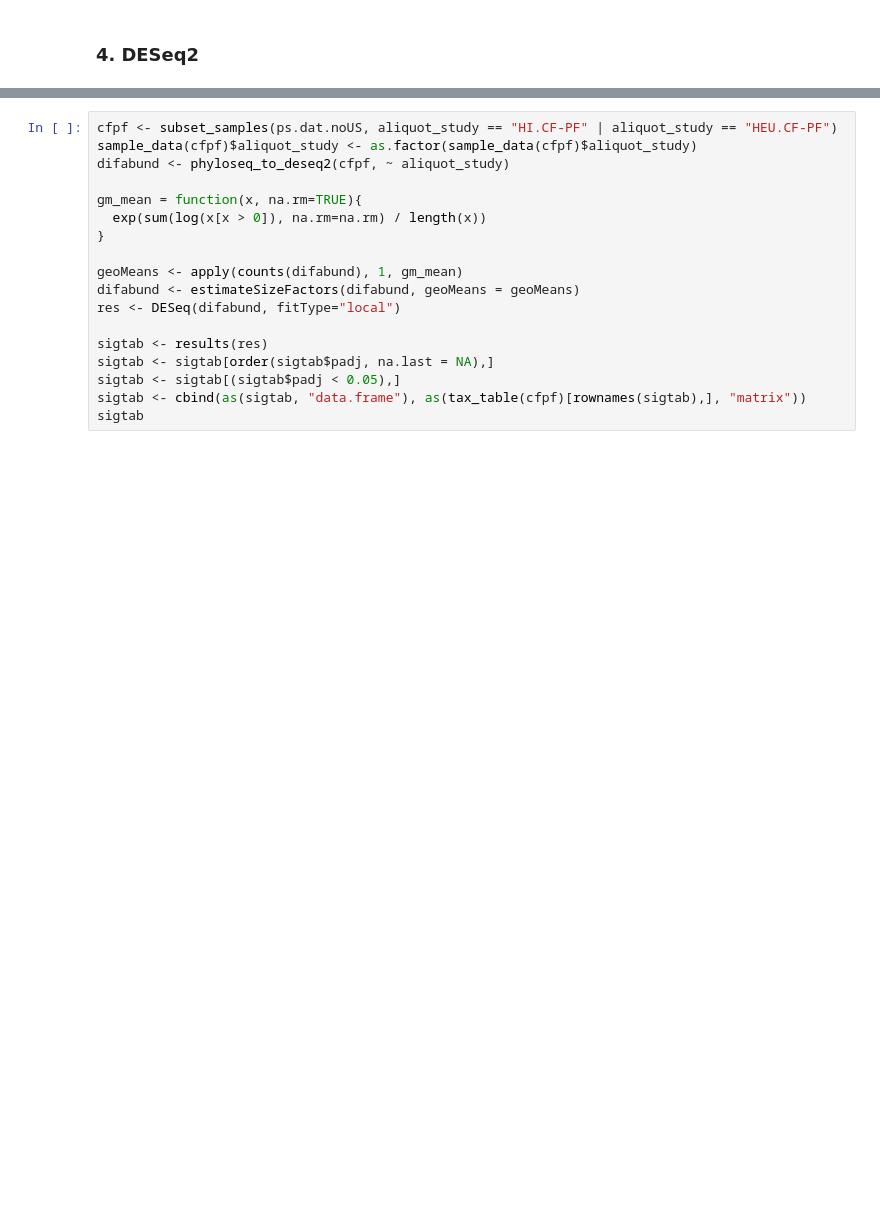
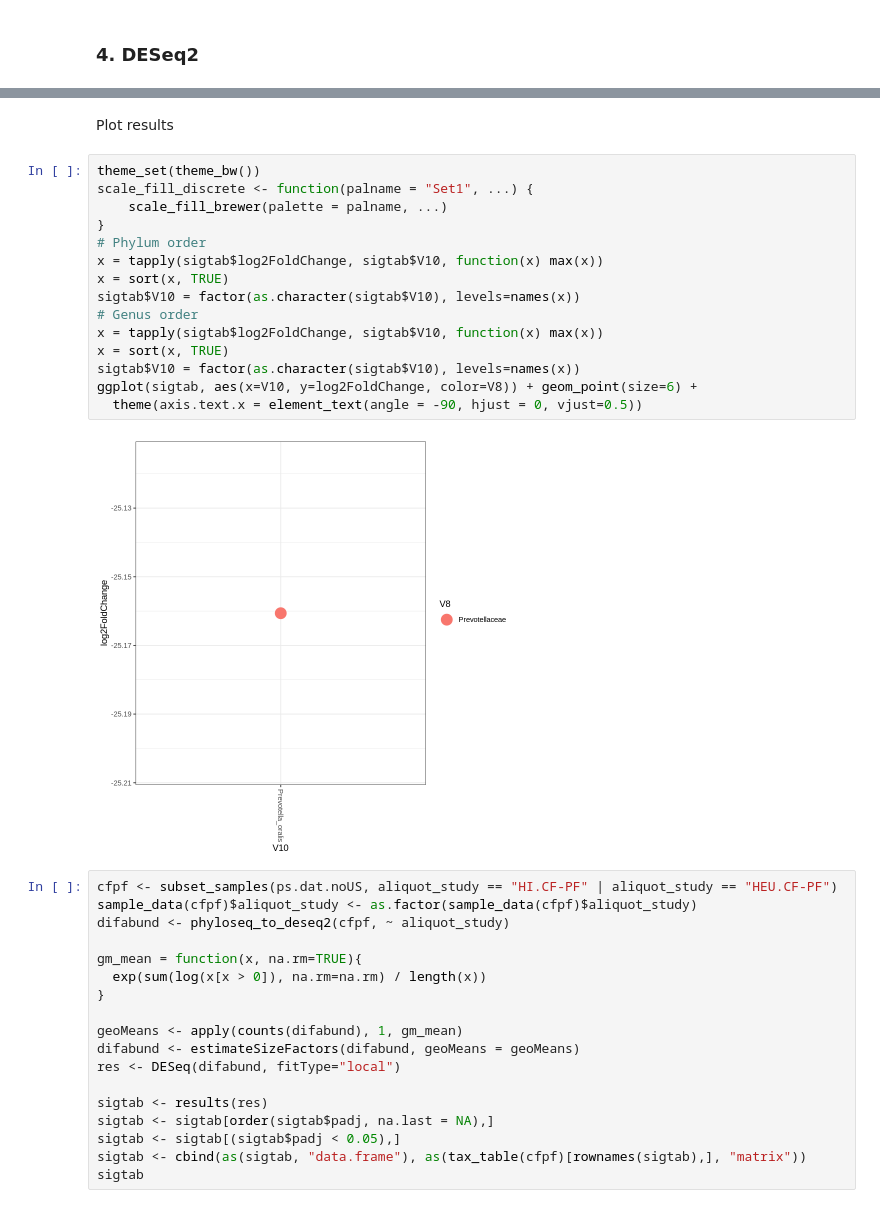
Before and after one commit to aemann01/domhain, a Jupyter notebook: 2022-HIV_oral_microbiome/04-differential_abundance/differential_abundance.ipynb, the cells around one changed output, grey strips where cells are left out. Cells and saved outputs as stored; diff of their text form; blank space fills up the shorter version.

Commit message:
adding deseq figures

```diff
--- a/2022-HIV_oral_microbiome/04-differential_abundance/differential_abundance.ipynb
+++ b/2022-HIV_oral_microbiome/04-differential_abundance/differential_abundance.ipynb
@@ -612,6 +612,25 @@ A data.frame: 1 × 17
 |  | baseMean | log2FoldChange | lfcSE | stat | pvalue | padj | V2 | V3 | V4 | V5 | ... |
 |  | <dbl> | <dbl> | <dbl> | <dbl> | <dbl> | <dbl> | <chr> | <chr> | <chr> | <chr> | ... |
 | ASV48 | 4.759455 | -25.16062 | 2.891319 | -8.702126 | 3.25725e-18 | 8.533994e-15 | Bacteria | FCB_group | Bacteroidetes/Chlorobi_group | Bacteroidetes | ... |
+# %% [markdown]
+Plot results
+# %%
+theme_set(theme_bw())
+scale_fill_discrete <- function(palname = "Set1", ...) {
+    scale_fill_brewer(palette = palname, ...)
+}
+# Phylum order
+x = tapply(sigtab$log2FoldChange, sigtab$V10, function(x) max(x))
+x = sort(x, TRUE)
+sigtab$V10 = factor(as.character(sigtab$V10), levels=names(x))
+# Genus order
+x = tapply(sigtab$log2FoldChange, sigtab$V10, function(x) max(x))
+x = sort(x, TRUE)
+sigtab$V10 = factor(as.character(sigtab$V10), levels=names(x))
+ggplot(sigtab, aes(x=V10, y=log2FoldChange, color=V8)) + geom_point(size=6) +
+  theme(axis.text.x = element_text(angle = -90, hjust = 0, vjust=0.5))
+# %% [output]
+[figure, added]
 # %%
 cfpf <- subset_samples(ps.dat.noUS, aliquot_study == "HI.CF-PF" | aliquot_study == "HEU.CF-PF")
 sample_data(cfpf)$aliquot_study <- as.factor(sample_data(cfpf)$aliquot_study)
```
Also changed, not shown: parts of 3 cells of this notebook.
